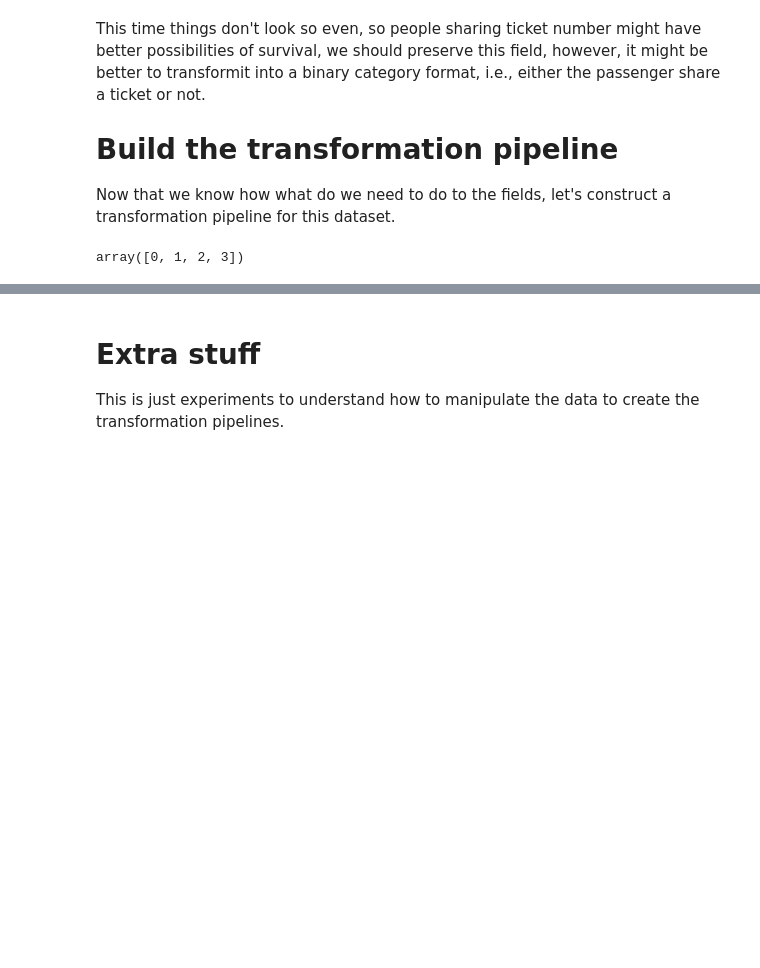
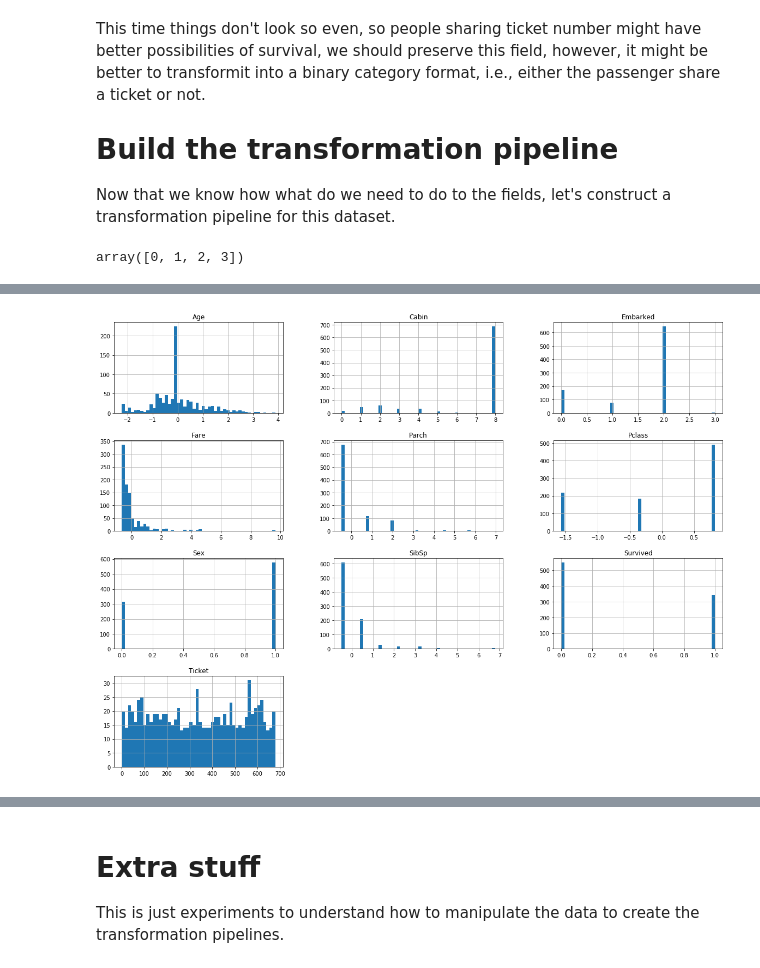
Before and after one commit to Ohtar10/ml-python, a Jupyter notebook: ch03/excercises/Who survives in the Titanic.ipynb, the cells around one changed output, grey strips where cells are left out. Cells and saved outputs as stored; diff of their text form; code cells hidden in the pictures; blank space fills up the shorter version.

```diff
--- a/ch03/excercises/Who survives in the Titanic.ipynb
+++ b/ch03/excercises/Who survives in the Titanic.ipynb
@@ -322,7 +323,12 @@ class DataFrameSelector(BaseEstimator, TransformerMixin):
         else:
             data = X[self.attribute_names]
 
-        return data.values
+        # ensure the shape has at least two values
+        data = data.values
+        if len(data.shape) == 1:
+            data = data.reshape(data.shape[0], 1)
+
+        return data
 
 class AttributeEncoder(BaseEstimator, TransformerMixin):
     """Given the input feature arrays, and if we want to
@@ -351,10 +357,9 @@ class TakeNEncoder(BaseEstimator, TransformerMixin):
     def fit(self, X, y=None):
         return self
     def transform(self, X):
-        print(X.shape)
         cols = X.shape[1]
         transformations = []
-        f = np.vectorize(lambda x: x[self.N])
+        f = np.vectorize(lambda x: x[self.N-1])
         for c in range(cols):
             transformations.append(f(X[:, c]))
         return np.c_[transformations].T
@@ -379,7 +384,7 @@ cat_pipeline = Pipeline([
 
 cabin_pipeline = Pipeline([
     ('selector', DataFrameSelector("Cabin", fillna_value='XX')),
-    ('cabin_leter', TakeNEncoder(1)),
+    ('cabin_leter', TakeNEncoder(N=1)),
     ('cat_encoder', AttributeEncoder())
 ])
 
@@ -389,4 +394,4 @@ full_pipeline = FeatureUnion(transformer_list=[
     ('cat_pipeline', cat_pipeline)
 ])
 # %%
-cabin_pipeline.fit_transform(train)
+train_transformed = full_pipeline.fit_transform(train)
@@ -395,0 +401,4 @@ IndexError: tuple index out of range
+# %%
+columns = ["Pclass", "Age", "SibSp", "Parch", "Fare", "Cabin", "Sex", "Ticket", "Embarked"]
+transformed_df = pd.DataFrame(train_transformed, columns=columns)
+transformed_df.head()
@@ -395,0 +424,7 @@ IndexError: tuple index out of range
+# %%
+import matplotlib.pyplot as plt
+
+transformed_df.hist(bins=50, figsize=(20, 15))
+plt.show()
+# %% [output]
+[figure, added]
```
Also changed, not shown: parts of 27 cells of this notebook.
